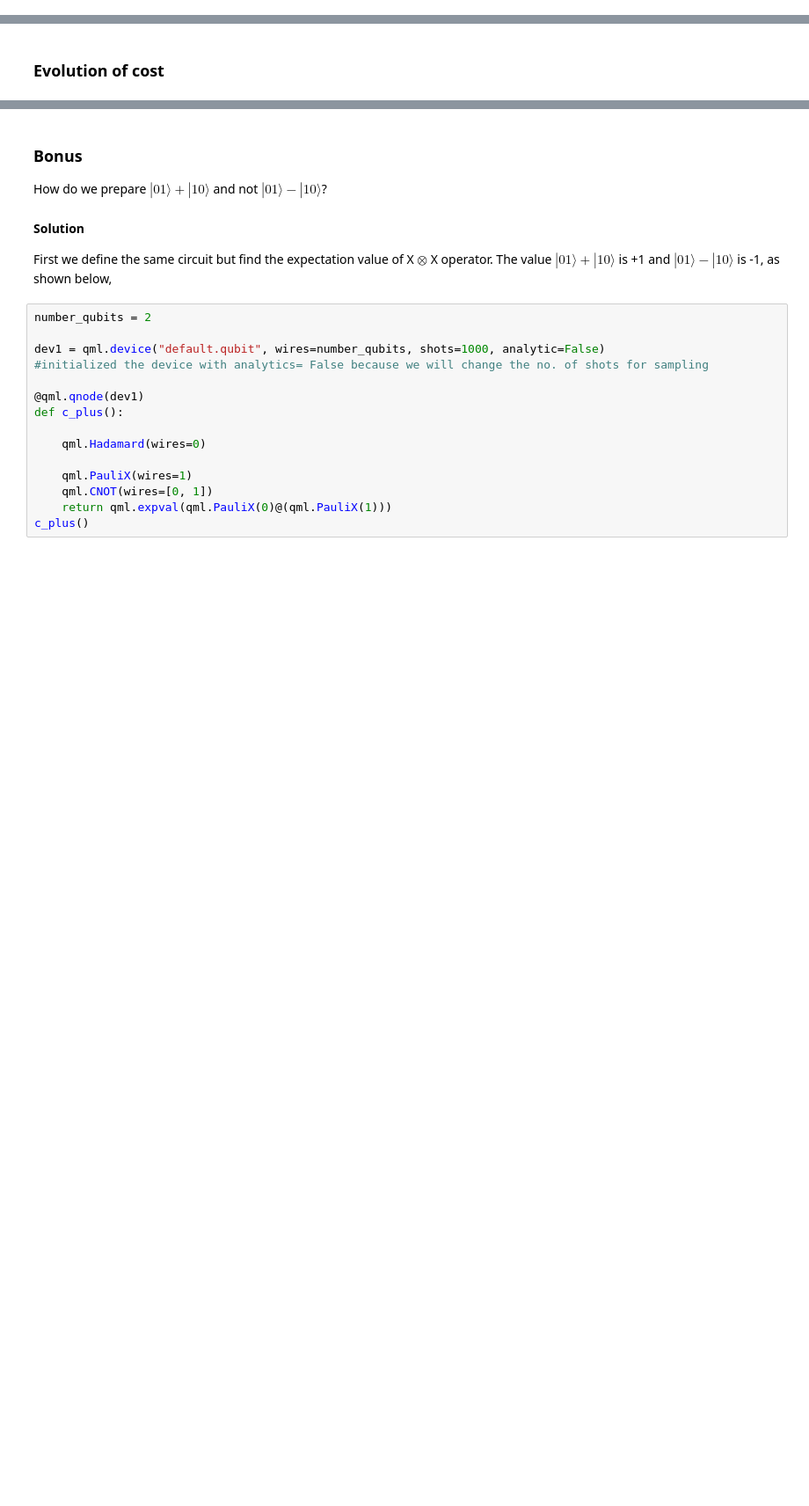
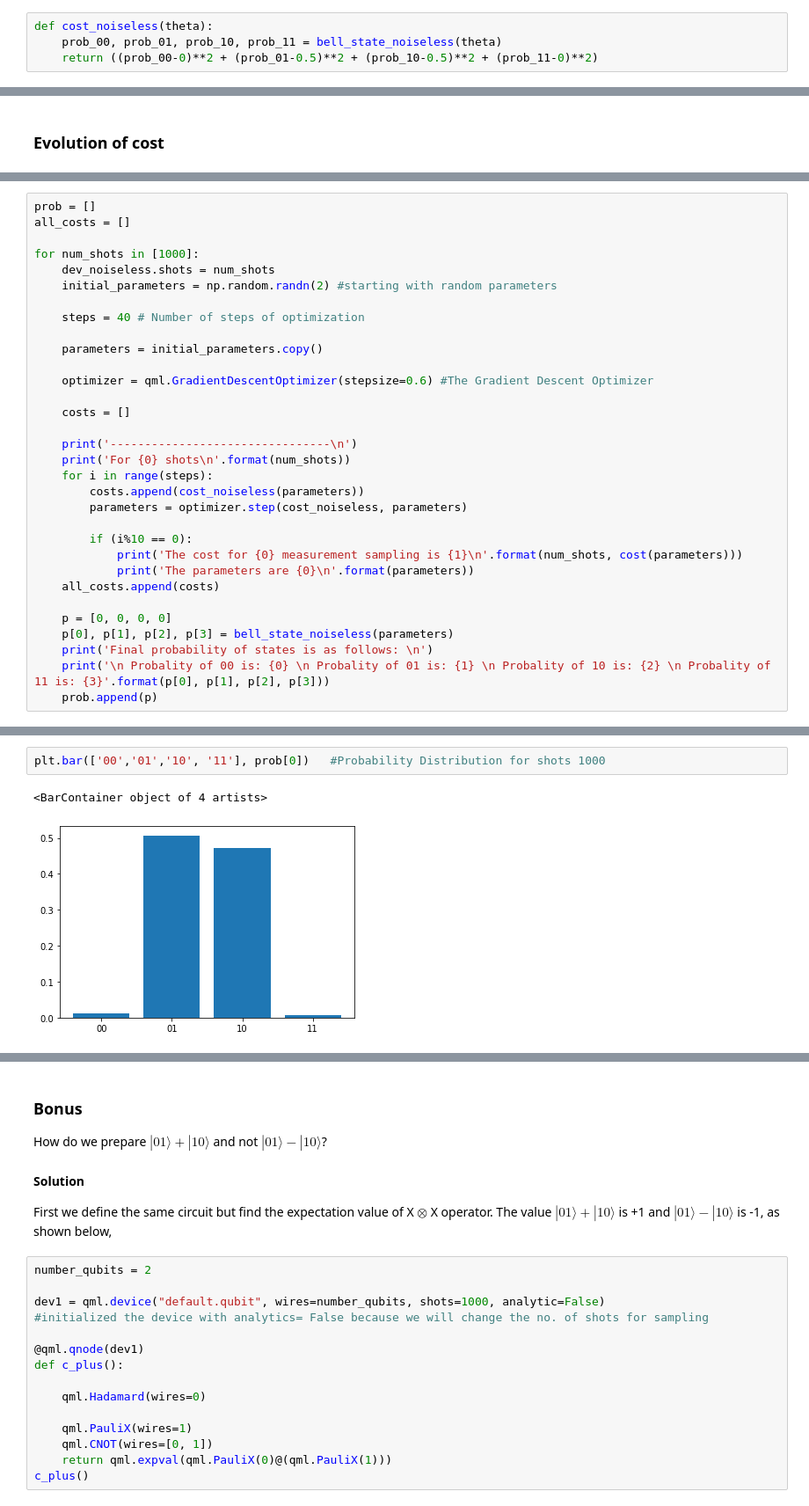
Before and after one commit to rochisha0/qosf-task, a Jupyter notebook: Task2.ipynb, the cells around one changed output, grey strips where cells are left out. Shown at 88% size. Cells and saved outputs as stored; diff of their text form; blank space fills up the shorter version.

```diff
--- a/Task2.ipynb
+++ b/Task2.ipynb
@@ -131,6 +127,10 @@ We have to minimize,
 def cost(theta):
     prob_00, prob_01, prob_10, prob_11 = bell_state(theta)
     return ((prob_00-0)**2 + (prob_01-0.5)**2 + (prob_10-0.5)**2 + (prob_11-0)**2)
+# %%
+def cost_noiseless(theta):
+    prob_00, prob_01, prob_10, prob_11 = bell_state_noiseless(theta)
+    return ((prob_00-0)**2 + (prob_01-0.5)**2 + (prob_10-0.5)**2 + (prob_11-0)**2)
 # %% [markdown]
 Now we have to find the parameters by the Gradient Descent Optimizer (given in the library) and minimize the cost.
 # %%
@@ -223,0 +226,32 @@ plt.show()
+# %%
+prob = []
+all_costs = []
+
+for num_shots in [1000]:
+    dev_noiseless.shots = num_shots
+    initial_parameters = np.random.randn(2) #starting with random parameters
+
+    steps = 40 # Number of steps of optimization
+
+    parameters = initial_parameters.copy()
+
+    optimizer = qml.GradientDescentOptimizer(stepsize=0.6) #The Gradient Descent Optimizer
+
+    costs = []
+
+    print('--------------------------------\n')
+    print('For {0} shots\n'.format(num_shots))
+    for i in range(steps):
+        costs.append(cost_noiseless(parameters))
+        parameters = optimizer.step(cost_noiseless, parameters)
+
+        if (i%10 == 0):
+            print('The cost for {0} measurement sampling is {1}\n'.format(num_shots, cost(parameters)))
+            print('The parameters are {0}\n'.format(parameters))
+    all_costs.append(costs)
+
+    p = [0, 0, 0, 0]
+    p[0], p[1], p[2], p[3] = bell_state_noiseless(parameters)
+    print('Final probability of states is as follows: \n')
+    print('\n Probality of 00 is: {0} \n Probality of 01 is: {1} \n Probality of 10 is: {2} \n Probality of 11 is: {3}'.format(p[0], p[1], p[2], p[3]))
+    prob.append(p)
@@ -224,3 +276,8 @@ plt.show()
+# %%
+plt.bar(['00','01','10', '11'], prob[0])   #Probability Distribution for shots 1000
+# %% [output]
+<BarContainer object of 4 artists>
+[figure, added]
 # %% [markdown]
 #### Conclusion
 
```
Also changed, not shown: parts of 21 cells of this notebook.
